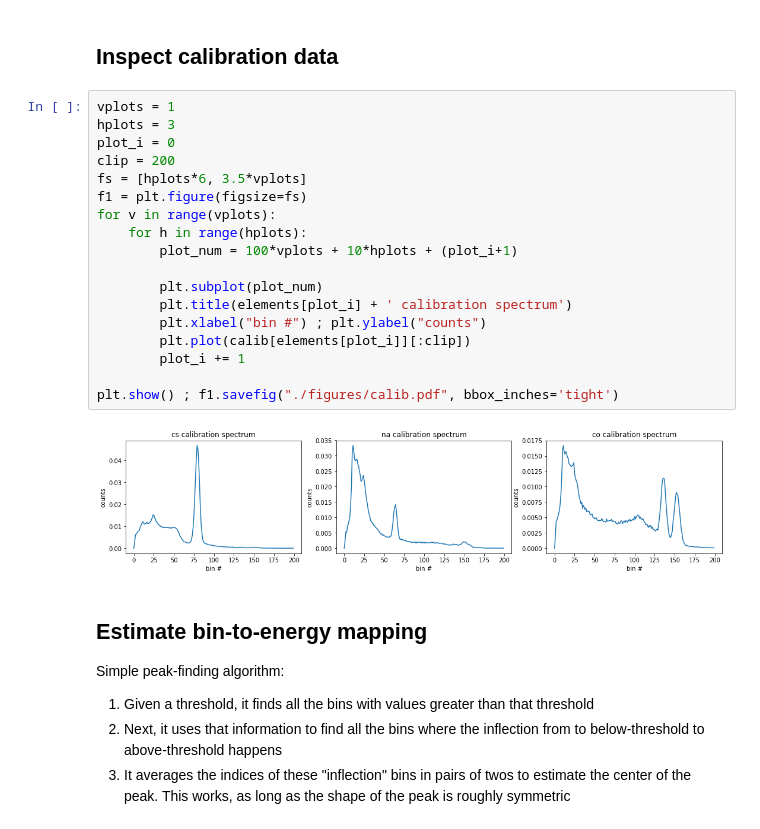
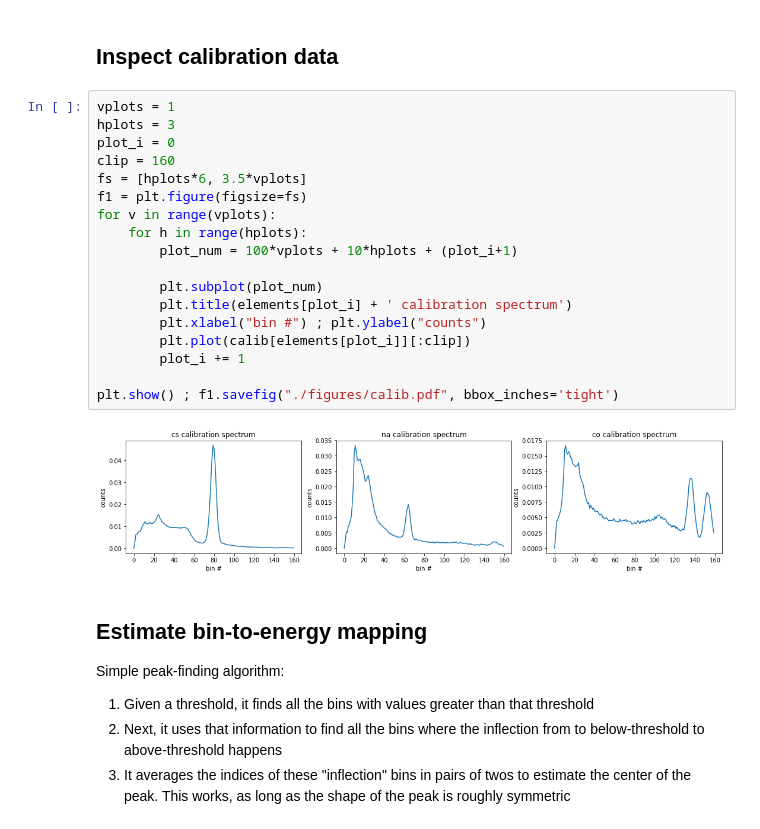
Before and after one commit to greydanus/compton, a Jupyter notebook: analysis.ipynb, the cells around one changed output. Drawn from its saved outputs; the diff is of its cells as text.

```diff
--- a/analysis.ipynb
+++ b/analysis.ipynb
@@ -39,23 +39,23 @@ for a in angles:
 # %%
 vplots = 1
 hplots = 3
 plot_i = 0
-clip = 200
+clip = 160
 fs = [hplots*6, 3.5*vplots]
 f1 = plt.figure(figsize=fs)
 for v in range(vplots):
     for h in range(hplots):
         plot_num = 100*vplots + 10*hplots + (plot_i+1)
 
         plt.subplot(plot_num)
         plt.title(elements[plot_i] + ' calibration spectrum')
         plt.xlabel("bin #") ; plt.ylabel("counts")
         plt.plot(calib[elements[plot_i]][:clip])
         plot_i += 1
 
 plt.show() ; f1.savefig("./figures/calib.pdf", bbox_inches='tight')
 # %% [output]
-[figure, old version]
+[figure, new version]
 # %% [markdown]
 ## Estimate bin-to-energy mapping
 Simple peak-finding algorithm:
```
Also changed, not shown: parts of 4 cells of this notebook, 4 other files.
